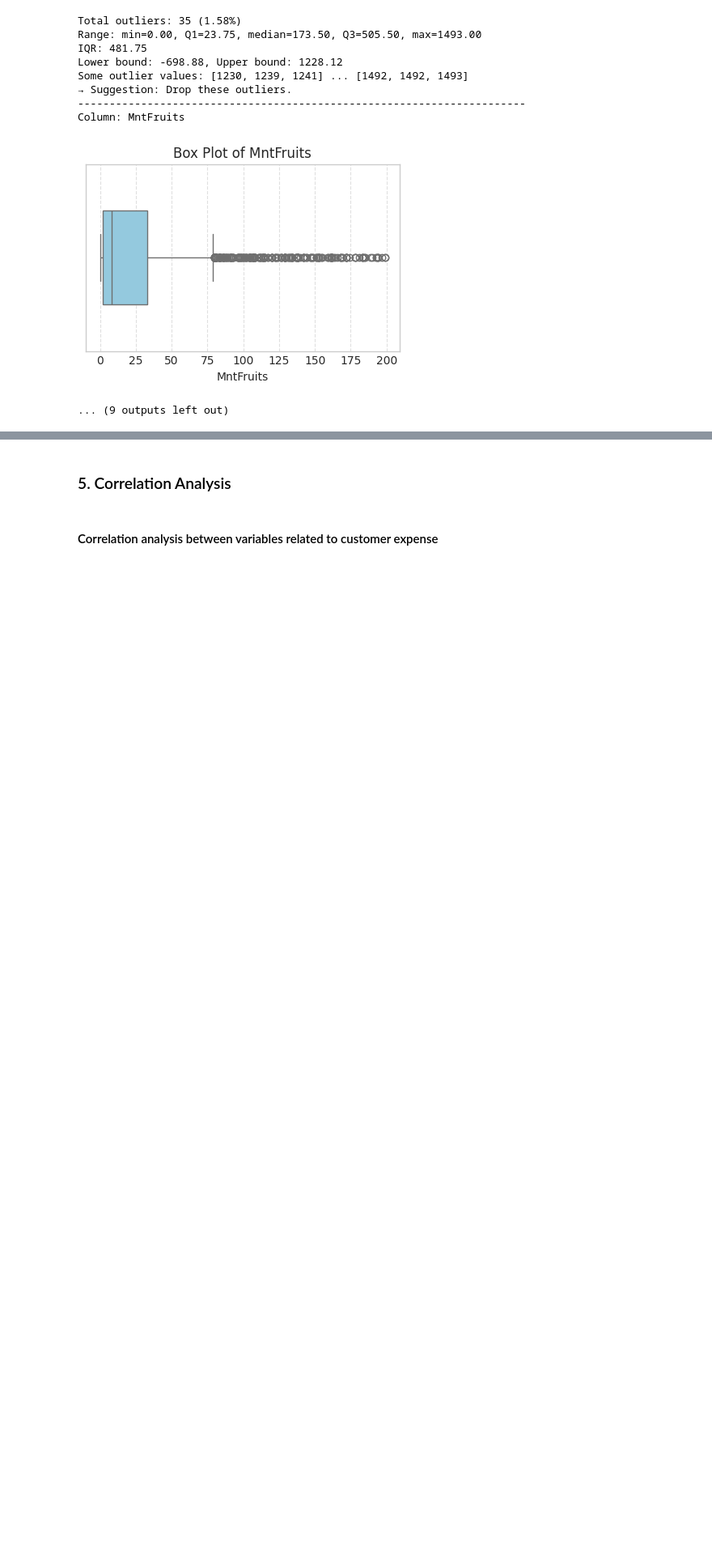
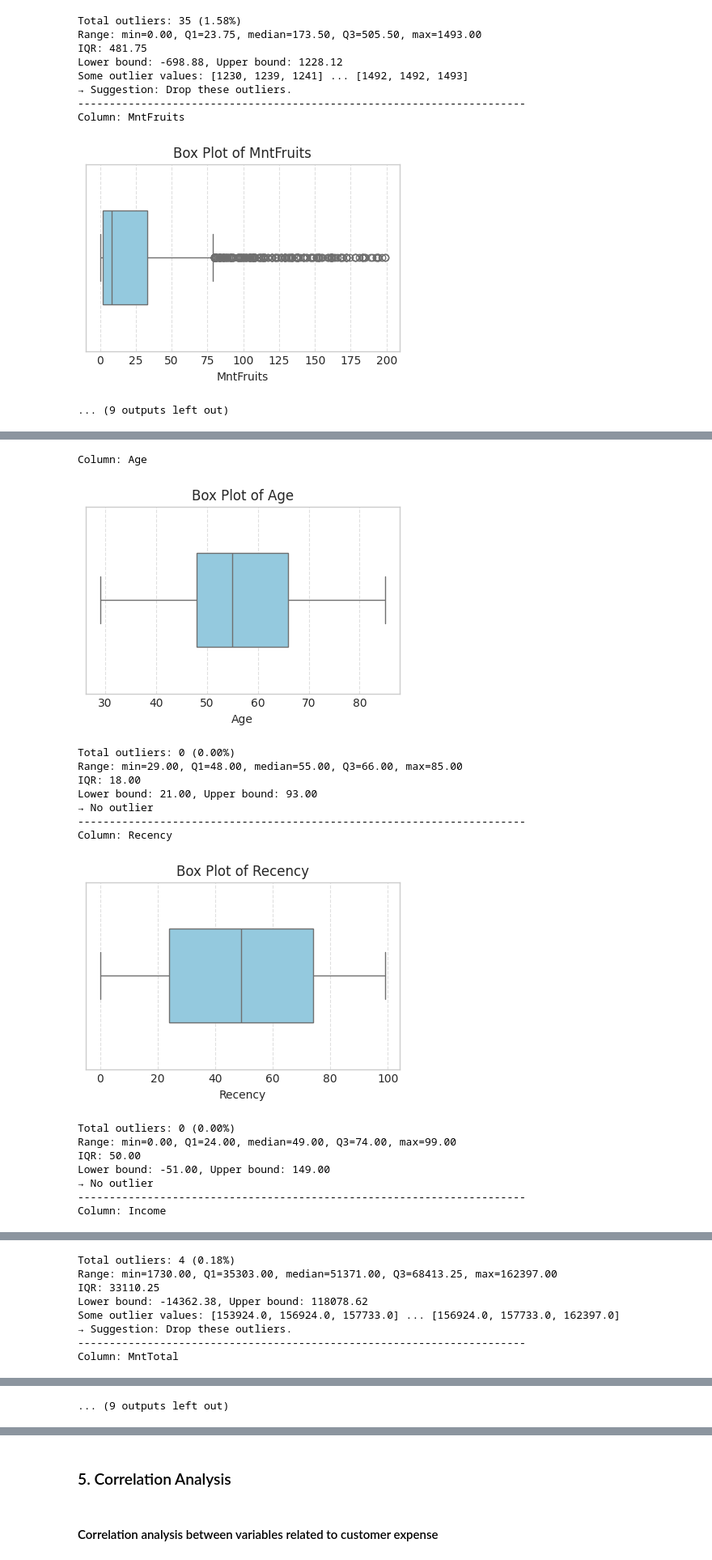
Before and after one commit to nh-adorie/adorie-data-projects, a Jupyter notebook: customer-personality-analysis/notebooks/1_eda_cleaning.ipynb, the cells around one changed output, grey strips where cells are left out. Shown at 81% size. Drawn from its saved outputs; the diff is of its cells as text; code cells hidden in the pictures; blank space fills up the shorter version.

```diff
--- a/customer-personality-analysis/notebooks/1_eda_cleaning.ipynb
+++ b/customer-personality-analysis/notebooks/1_eda_cleaning.ipynb
@@ -470,0 +481,22 @@ Dropped 34 outliers (1.54%)
+# %%
+# after drop outlier
+for col in numeric_cols:
+    outlier_detect(col)
+# %% [output]
+Column: Age
+[figure, added]
+Total outliers: 0 (0.00%)
+Range: min=29.00, Q1=48.00, median=55.00, Q3=66.00, max=85.00
+IQR: 18.00
+Lower bound: 21.00, Upper bound: 93.00
+→ No outlier
+-----------------------------------------------------------------------
+Column: Recency
+[figure, added]
+Total outliers: 0 (0.00%)
+Range: min=0.00, Q1=24.00, median=49.00, Q3=74.00, max=99.00
+IQR: 50.00
+Lower bound: -51.00, Upper bound: 149.00
+→ No outlier
+-----------------------------------------------------------------------
+Column: Income
@@ -470,0 +504,8 @@ Dropped 34 outliers (1.54%)
+Total outliers: 4 (0.18%)
+Range: min=1730.00, Q1=35303.00, median=51371.00, Q3=68413.25, max=162397.00
+IQR: 33110.25
+Lower bound: -14362.38, Upper bound: 118078.62
+Some outlier values: [153924.0, 156924.0, 157733.0] ... [156924.0, 157733.0, 162397.0]
+→ Suggestion: Drop these outliers.
+-----------------------------------------------------------------------
+Column: MntTotal
@@ -470,0 +531 @@ Dropped 34 outliers (1.54%)
+... (9 outputs left out)
```
Also changed, not shown: parts of 19 cells of this notebook, 1 other file.
